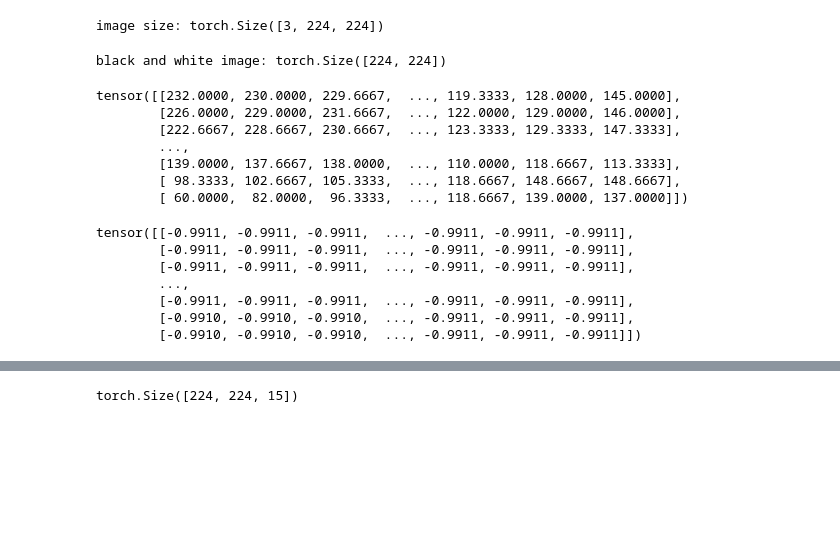
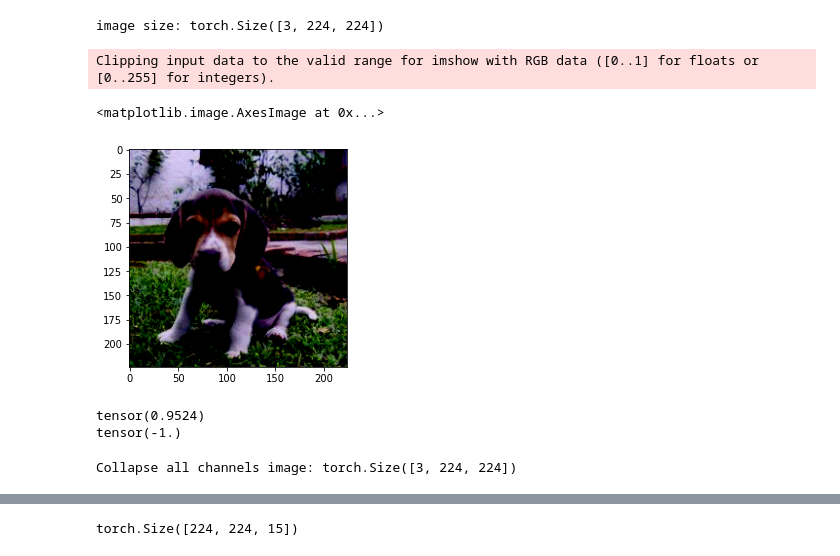
Before and after one commit to dentadelta/123, a Jupyter notebook: FourierPositionalEncoding.ipynb, the cells around one changed output, grey strips where cells are left out. Drawn from its saved outputs; the diff is of its cells as text; code cells hidden in the pictures; blank space fills up the shorter version.

```diff
--- a/FourierPositionalEncoding.ipynb
+++ b/FourierPositionalEncoding.ipynb
@@ -14,19 +16,30 @@ im = read_image('/content/224_224_image.jpg').to(torch.float)
 print('image size:',im.size())
 # %% [output]
 image size: torch.Size([3, 224, 224])
+# %%
+#Normalise the image:
+mean, std = im.mean([1,2]), im.std([1,2])
+normaliser = transforms.Normalize(mean, std)
+normalised_image = normaliser(im)
+scale = max(abs(normalised_image.max()),abs(normalised_image.min()))
+normalised_image = normalised_image/scale
+# %%
+#Show the normalised image
+plt.imshow(normalised_image.numpy().transpose(1, 2, 0))
+# %% [output]
+Clipping input data to the valid range for imshow with RGB data ([0..1] for floats or [0..255] for integers).
+<matplotlib.image.AxesImage at 0x...>
+[figure, added]
+# %%
+# Check if the image actually get normalised between -1 and 1
+print(normalised_image.max())
+print(normalised_image.min())
+# %% [output]
+tensor(0.9524)
+tensor(-1.)
 # %%
 # Turn the image to black and white to reduce 3D dimensions to 2D dimension representing the spatial detail of the image
-black_and_white_image = reduce(im,'c h w -> h w', 'mean')
-print('black and white image:',black_and_white_image.size())
+collapsed_all_channels_image = reduce(normalised_image,'c h w -> h w', 'mean')
+print('Collapse all channels image:',normalised_image.size())
 # %% [output]
-black and white image: torch.Size([224, 224])
+Collapse all channels image: torch.Size([3, 224, 224])
-# %%
-black_and_white_image
-# %% [output]
-tensor([[232.0000, 230.0000, 229.6667,  ..., 119.3333, 128.0000, 145.0000],
-        [226.0000, 229.0000, 231.6667,  ..., 122.0000, 129.0000, 146.0000],
-        [222.6667, 228.6667, 230.6667,  ..., 123.3333, 129.3333, 147.3333],
-        ...,
-        [139.0000, 137.6667, 138.0000,  ..., 110.0000, 118.6667, 113.3333],
-        [ 98.3333, 102.6667, 105.3333,  ..., 118.6667, 148.6667, 148.6667],
-        [ 60.0000,  82.0000,  96.3333,  ..., 118.6667, 139.0000, 137.0000]])
@@ -43,10 +45,0 @@ normalised_image = normalisation(black_and_white_image)
-# %%
-normalised_image
-# %% [output]
-tensor([[-0.9911, -0.9911, -0.9911,  ..., -0.9911, -0.9911, -0.9911],
-        [-0.9911, -0.9911, -0.9911,  ..., -0.9911, -0.9911, -0.9911],
-        [-0.9911, -0.9911, -0.9911,  ..., -0.9911, -0.9911, -0.9911],
-        ...,
-        [-0.9911, -0.9911, -0.9911,  ..., -0.9911, -0.9911, -0.9911],
-        [-0.9910, -0.9910, -0.9910,  ..., -0.9911, -0.9911, -0.9911],
-        [-0.9910, -0.9910, -0.9910,  ..., -0.9911, -0.9911, -0.9911]])
```
Also changed, not shown: parts of 8 cells of this notebook.
